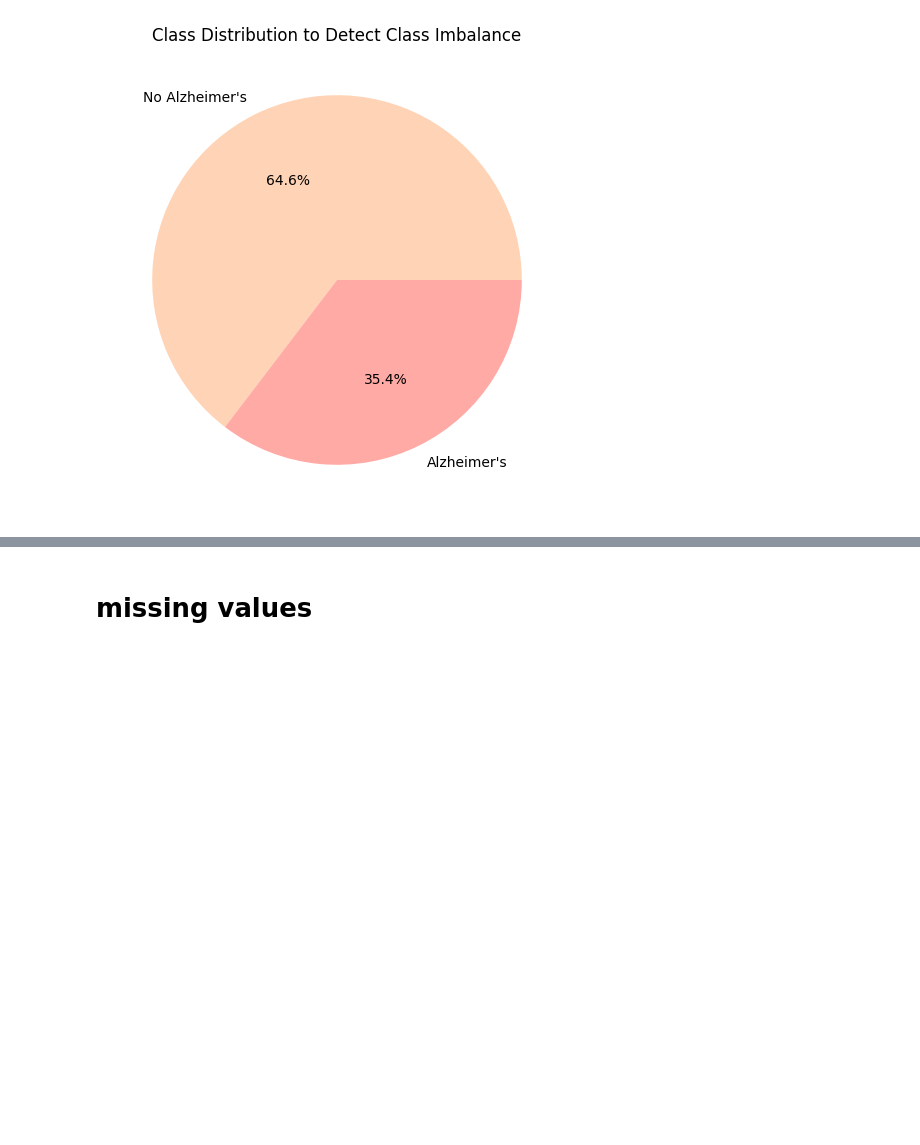
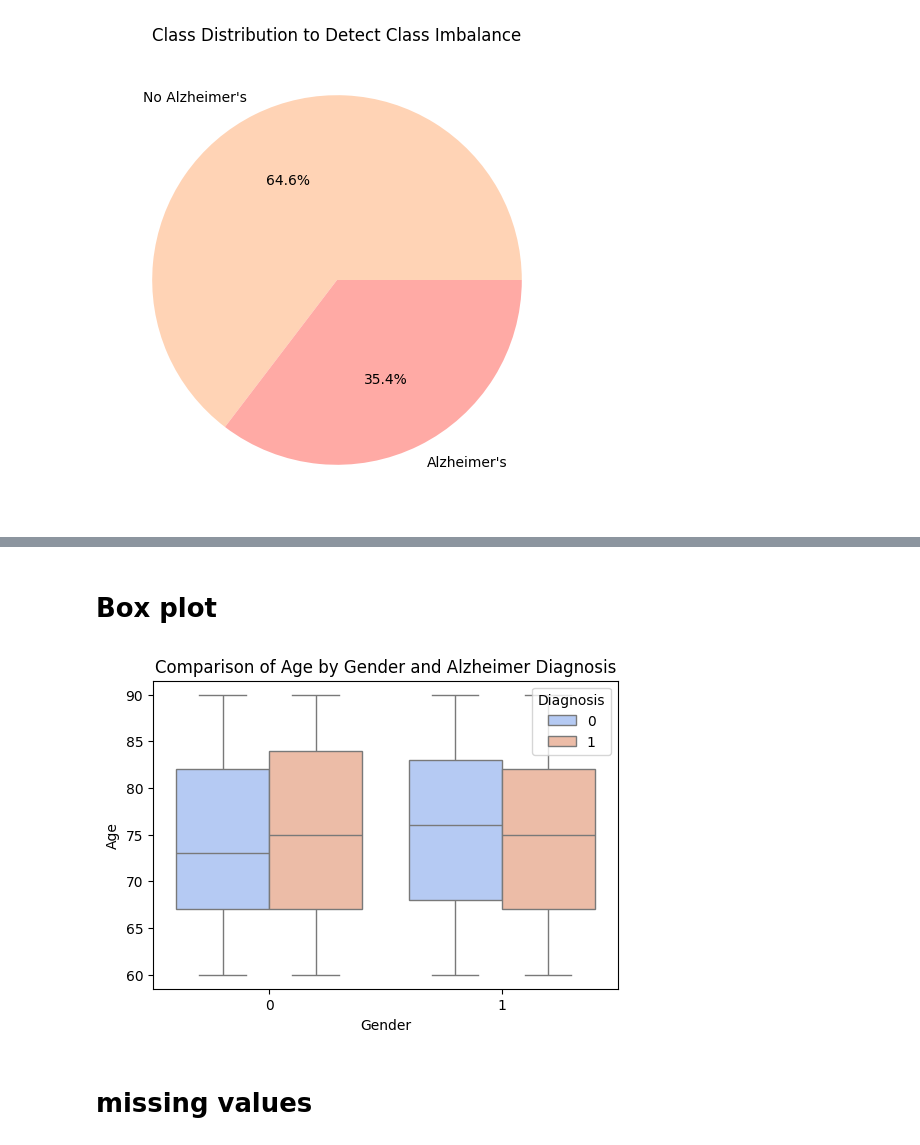
Before and after one commit to leen204/mining-project, a Jupyter notebook: DATA MINING NOTEBOOK.ipynb, the cells around one changed output, grey strips where cells are left out. Saved outputs shown, nothing was run; the diff lists cells and outputs as text; code cells hidden in the pictures; blank space fills up the shorter version.

```diff
--- a/DATA MINING NOTEBOOK.ipynb
+++ b/DATA MINING NOTEBOOK.ipynb
@@ -184,3 +194,16 @@ plt.show()
+# %% [markdown]
+
+# Box plot
+# %%
+plt.figure(figsize=(6, 4))
+sns.boxplot(x='Gender', y='Age', hue='Diagnosis', data=df, palette='coolwarm')
+plt.title('Comparison of Age by Gender and Alzheimer Diagnosis')
+plt.xlabel('Gender')
+plt.ylabel('Age')
+plt.legend(title='Diagnosis', loc='upper right')
+plt.show()
+# %% [output]
+[figure, added]
 # %% [markdown]
 # missing values
 # %%
```
Also changed, not shown: parts of 4 cells of this notebook.
